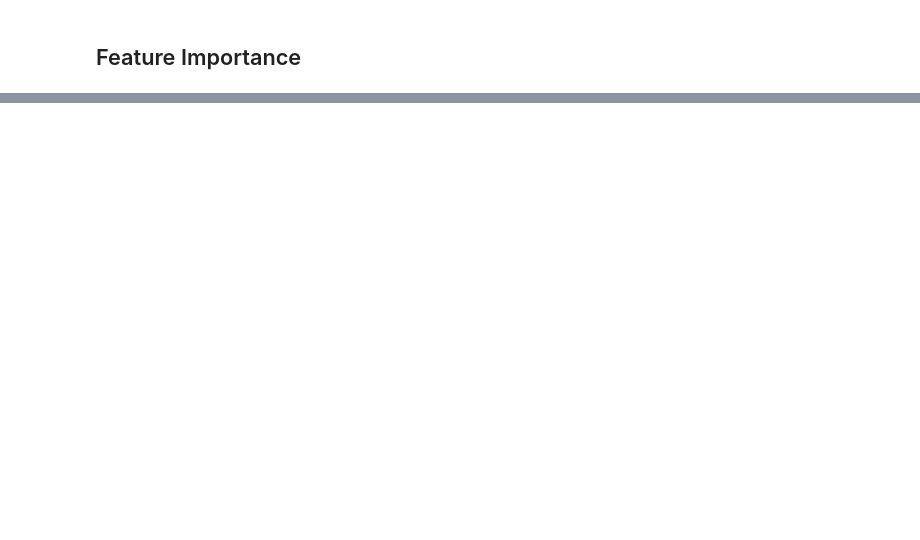
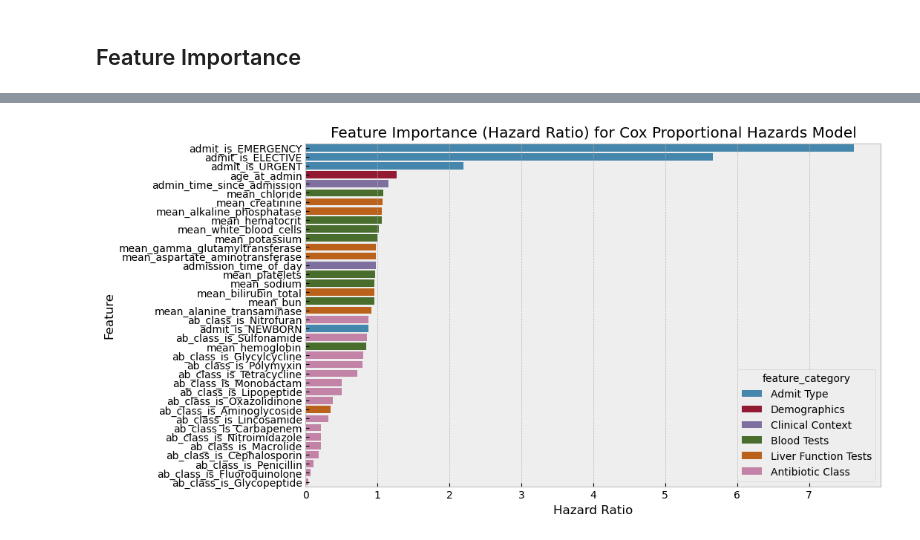
Before and after one commit to aszatrowski/predicting-cdiff, a Jupyter notebook: plot_customization.ipynb, the cells around one changed output, grey strips where cells are left out. Cells and saved outputs as stored; diff of their text form; code cells hidden in the pictures; blank space fills up the shorter version.

```diff
--- a/plot_customization.ipynb
+++ b/plot_customization.ipynb
@@ -119,0 +149,5 @@ plt.show()
+# %%
+# Select columns used for the Cox model
+survival_data_select = test_data[
+    [col for col in test_data.columns if '_is_' in col or 'mean_' in col or col in ['admin_time_since_admission', 'admission_time_of_day', 'age_at_admin']]]
+survival_data_select.shape
@@ -119,0 +156,10 @@ plt.show()
+# %%
+with open('cox_survival_model.pkl', 'rb') as file:
+    cph_model = pickle.load(file)
+coef = pd.Series(cph_model.named_steps['cox'].coef_, index=survival_data_select.columns)
+hazard_ratios = np.exp(coef)
+sorted_hrs = hazard_ratios.sort_values(ascending=False)
+
+hrs_df = pd.DataFrame({'feature':sorted_hrs.index, 'hazard_ratio':sorted_hrs.values})
+hrs_df = pd.merge(left = hrs_df, right = feature_importances_df, how = 'inner')
+hrs_df
@@ -119,0 +184,12 @@ plt.show()
+# %%
+
+plt.figure(figsize=(10, 6))
+# plt.bar(hrs_df['feature'], hrs_df['hazard_ratio'])
+sns.barplot(hrs_df, y = 'feature', x = 'hazard_ratio', hue = 'feature_category')
+# sns.barplot(window_df, y = 'feature', x = f'weight_{window}', hue='feature_category')
+plt.title("Feature Importance (Hazard Ratio) for Cox Proportional Hazards Model")
+plt.xlabel("Hazard Ratio")
+plt.ylabel("Feature")
+plt.show()
+# %% [output]
+[figure, added]
```
Also changed, not shown: parts of 10 cells of this notebook, 1 other file.
